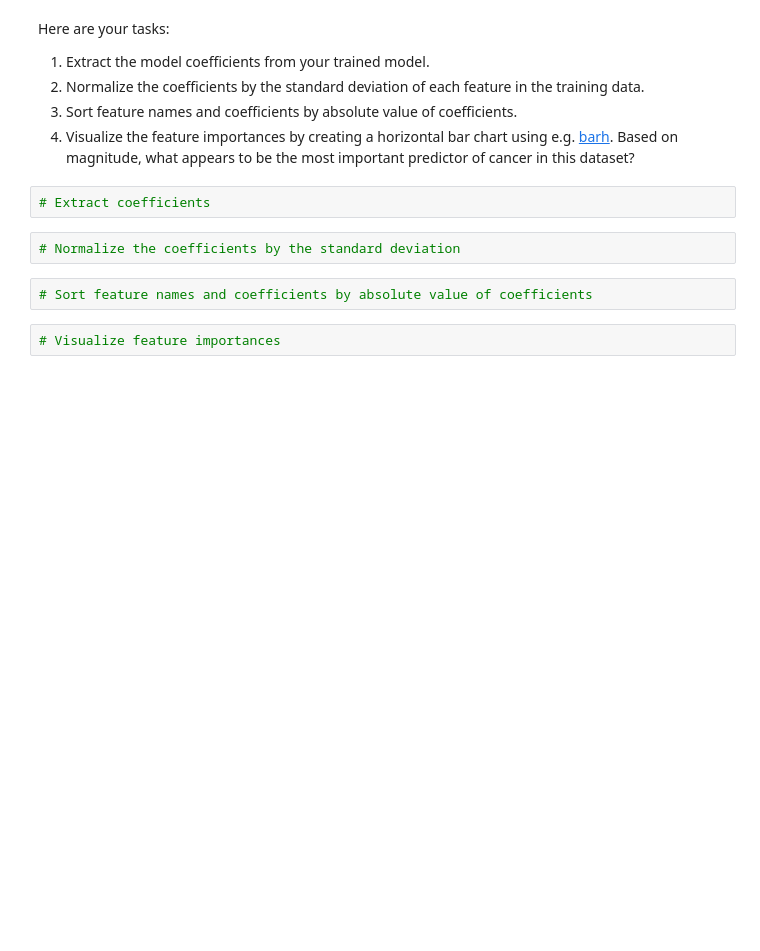
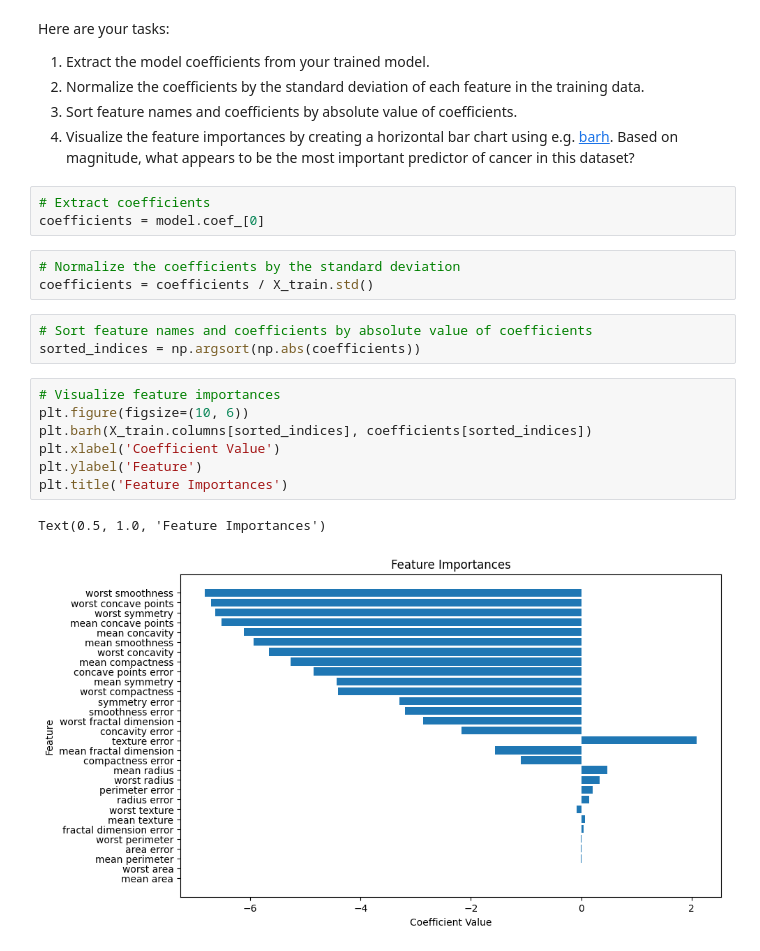
Before and after one commit to jerry-phillips/SpringBoard, a Jupyter notebook: Student_MLE_MiniProject_Logistic_Regression.ipynb, the cells around one changed output. Saved outputs shown, nothing was run; the diff lists cells and outputs as text; blank space fills up the shorter version.

```diff
--- a/Student_MLE_MiniProject_Logistic_Regression.ipynb
+++ b/Student_MLE_MiniProject_Logistic_Regression.ipynb
@@ -216,9 +232,20 @@ Here are your tasks:
 4. Visualize the feature importances by creating a horizontal bar chart using e.g. [barh](https://matplotlib.org/3.1.1/api/_as_gen/matplotlib.pyplot.barh.html). Based on magnitude, what appears to be the most important predictor of cancer in this dataset?
 # %%
 # Extract coefficients
+coefficients = model.coef_[0]
 # %%
 # Normalize the coefficients by the standard deviation
+coefficients = coefficients / X_train.std()
 # %%
 # Sort feature names and coefficients by absolute value of coefficients
+sorted_indices = np.argsort(np.abs(coefficients))
-# %%
-# Visualize feature importances
+# %%
+# Visualize feature importances
+plt.figure(figsize=(10, 6))
+plt.barh(X_train.columns[sorted_indices], coefficients[sorted_indices])
+plt.xlabel('Coefficient Value')
+plt.ylabel('Feature')
+plt.title('Feature Importances')
+# %% [output]
+Text(0.5, 1.0, 'Feature Importances')
+[figure, added]
```
Also changed, not shown: parts of 2 cells of this notebook.
